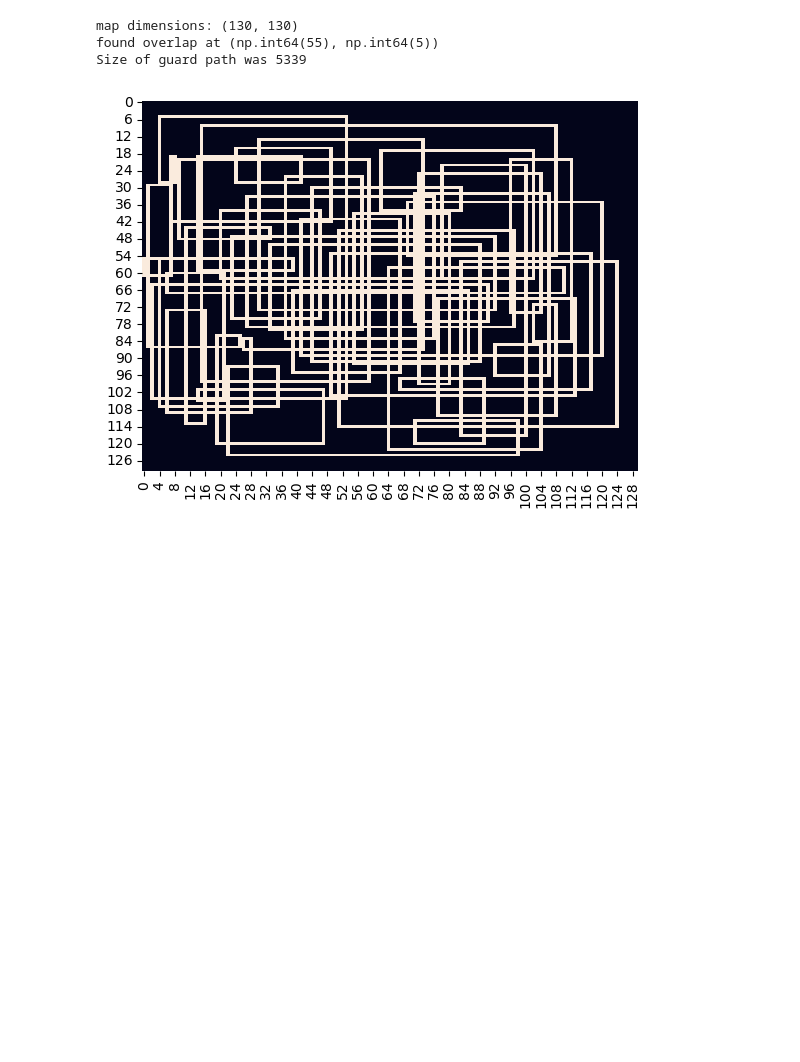
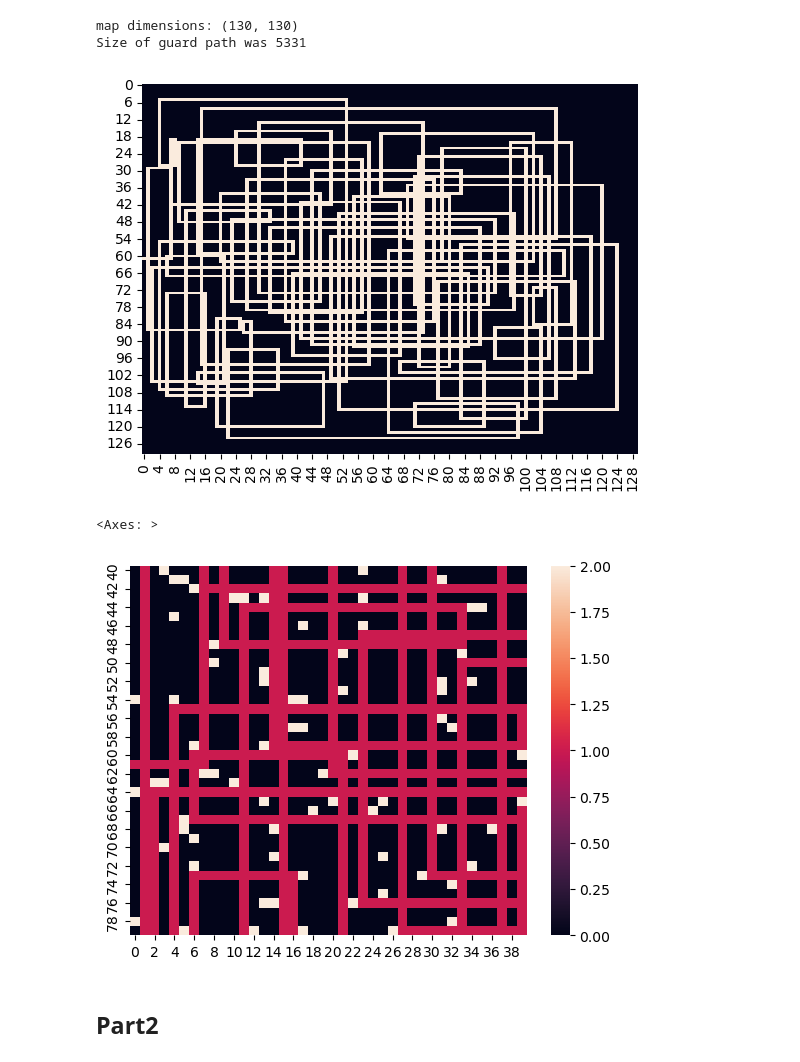
Before and after one commit to AurinVos/AoC2024, a Jupyter notebook: Day6/day6.ipynb, the cells around one changed output. Drawn from its saved outputs; the diff is of its cells as text; code cells hidden in the pictures; blank space fills up the shorter version.

Commit message:
Day6: part2 wop

```diff
--- a/Day6/day6.ipynb
+++ b/Day6/day6.ipynb
@@ -12,7 +12,7 @@ class GuardBehavior:
         print ("map dimensions:",self.df_map.shape)
         self.find_guard()
         self.guard_vector = self.guard_icons[self.guard]
-        self.guard_on_map = self.in_bounds()
+        self.guard_on_map = self.in_bounds(self.guard_loc)
         self.guard_path = self.find_guard_path()
         self.unique_pos = set(self.guard_path)
         print (f'Size of guard path was {len(self.unique_pos)}')
@@ -40,6 +40,9 @@ class GuardBehavior:
 
     def find_next_loc(self):
         next_loc = tuple(a + b for a, b in zip(self.guard_loc,self.guard_vector))
+        self.guard_on_map = self.in_bounds(next_loc)
+        if not self.guard_on_map:
+            return next_loc
         try:
             if self.df_map.iloc[next_loc] == '#':
                 self.guard_turn()
@@ -47,13 +50,14 @@ class GuardBehavior:
                 next_loc = tuple(a + b for a, b in zip(self.guard_loc,self.guard_vector))
         except IndexError:
             self.guard_on_map = False
+        self.guard_on_map = self.in_bounds(next_loc)
         return next_loc
 
-    def in_bounds(self):
+    def in_bounds(self, loc):
         outer_x, outer_y = self.df_map.shape
-        if any(num < 0 for num in self.guard_loc):
+        if any(num == -1 for num in loc):
             return False
-        if self.guard_loc[0] > outer_x or self.guard_loc[1] > outer_y:
+        if loc[0] == outer_x or loc[1] == outer_y:
             return False
         else:
             return True
@@ -63,7 +67,6 @@ class GuardBehavior:
         while self.guard_on_map:
             guard_next_loc = self.find_next_loc()
             self.guard_loc = guard_next_loc
-            self.guard_on_map = self.in_bounds()
 
             if any(self.guard_path[i:i+2] == [self.guard_path[-1],self.guard_loc] for i in range(len(self.guard_path) -1)):
                 print (f'found overlap at {self.guard_loc}')
@@ -79,11 +82,18 @@ class GuardBehavior:
         mask = np.zeros_like(self.df_map, dtype=bool)
         for row, col in self.guard_path:
             mask[row, col] = True
+        self.visual_path = mask
         sns.heatmap(mask, annot=False, cbar=False)
 # %%
 guard = GuardBehavior('day6.input')
 # %% [output]
 map dimensions: (130, 130)
-found overlap at (np.int64(55), np.int64(5))
-Size of guard path was 5339
+Size of guard path was 5331
-[figure, old version]
+[figure, new version]
+# %%
+sns.heatmap((((guard.df_map == '#') * 2) + guard.visual_path).iloc[40:80,:40])
+# %% [output]
+<Axes: >
+[figure, added]
+# %% [markdown]
+## Part2
```
